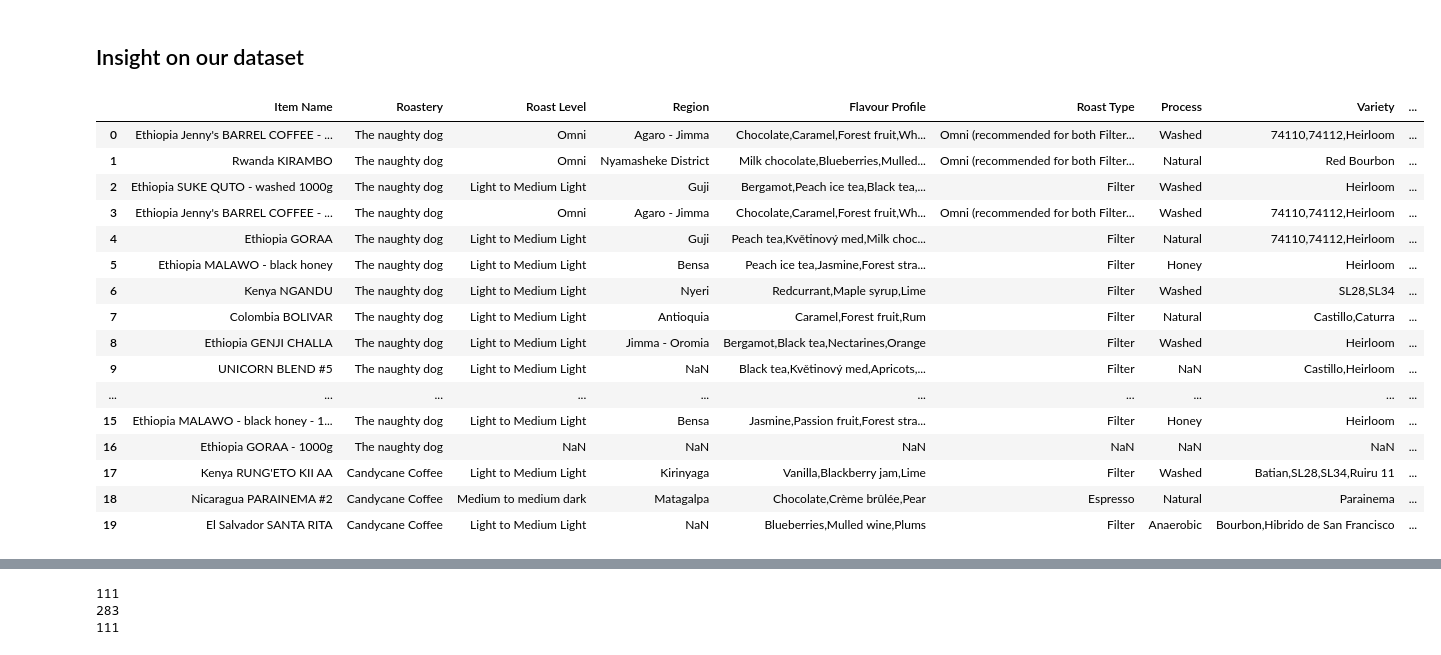
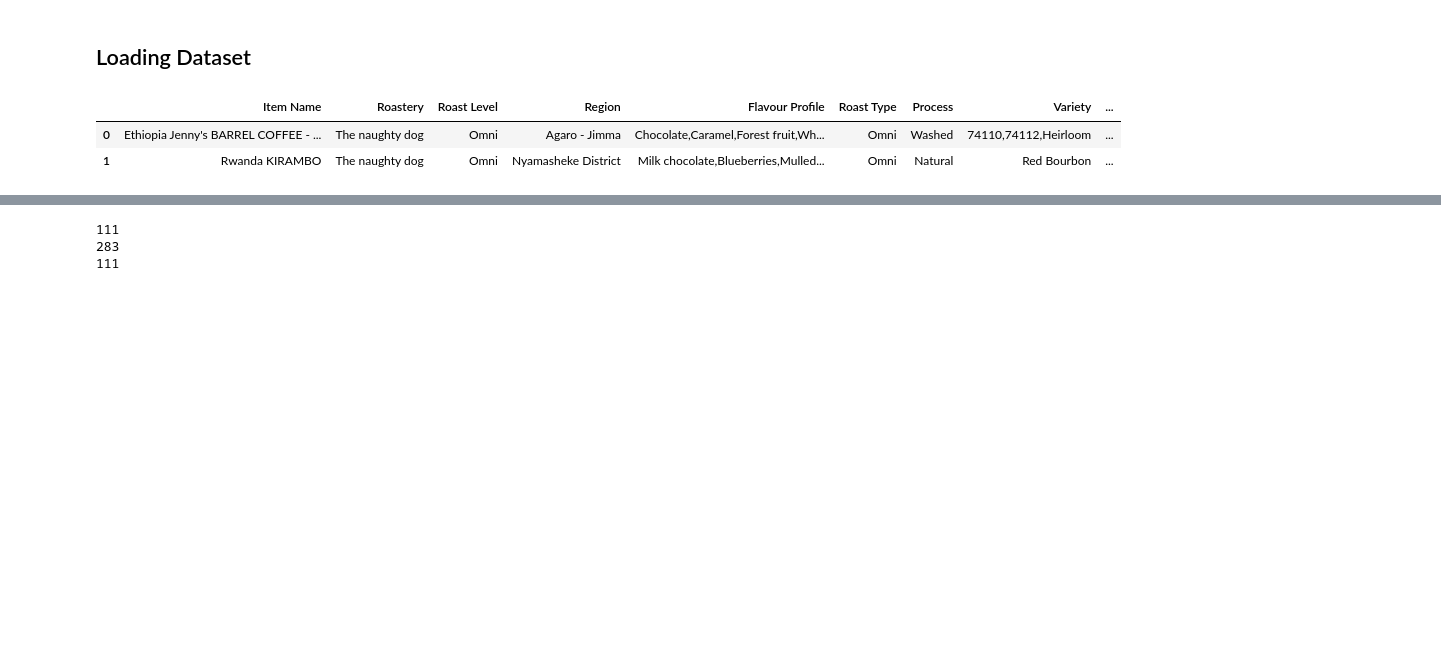
Before and after one commit to com-480-data-visualization/project-2023-kingdom_of_kaffa, a Jupyter notebook: dataset_analysis/kofio_da.ipynb, the cells around one changed output, grey strips where cells are left out. Saved outputs shown, nothing was run; the diff lists cells and outputs as text; code cells hidden in the pictures; blank space fills up the shorter version.

```diff
--- a/dataset_analysis/kofio_da.ipynb
+++ b/dataset_analysis/kofio_da.ipynb
@@ -1,4 +1,6 @@
 # %%
 import numpy as np
 import pandas as pd
+# %% [markdown]
+## Loading Dataset
 # %%
@@ -5,26 +8,10 @@ import pandas as pd
 df = pd.read_csv('../kofio_dataset/kofio_dataset.csv',sep='\t')
-# %% [markdown]
-## Insight on our dataset
 # %%
-df.head(20)
+df.head(2)
 # %% [output]
 |  | Item Name | Roastery | Roast Level | Region | Flavour Profile | Roast Type | Process | Variety | ... |
-| 0 | Ethiopia Jenny's BARREL COFFEE - ... | The naughty dog | Omni | Agaro - Jimma | Chocolate,Caramel,Forest fruit,Wh... | Omni (recommended for both Filter... | Washed | 74110,74112,Heirloom | ... |
-| 1 | Rwanda KIRAMBO | The naughty dog | Omni | Nyamasheke District | Milk chocolate,Blueberries,Mulled... | Omni (recommended for both Filter... | Natural | Red Bourbon | ... |
-| 2 | Ethiopia SUKE QUTO - washed 1000g | The naughty dog | Light to Medium Light | Guji | Bergamot,Peach ice tea,Black tea,... | Filter | Washed | Heirloom | ... |
-| 3 | Ethiopia Jenny's BARREL COFFEE - ... | The naughty dog | Omni | Agaro - Jimma | Chocolate,Caramel,Forest fruit,Wh... | Omni (recommended for both Filter... | Washed | 74110,74112,Heirloom | ... |
-| 4 | Ethiopia GORAA | The naughty dog | Light to Medium Light | Guji | Peach tea,Květinový med,Milk choc... | Filter | Natural | 74110,74112,Heirloom | ... |
-| 5 | Ethiopia MALAWO - black honey | The naughty dog | Light to Medium Light | Bensa | Peach ice tea,Jasmine,Forest stra... | Filter | Honey | Heirloom | ... |
-| 6 | Kenya NGANDU | The naughty dog | Light to Medium Light | Nyeri | Redcurrant,Maple syrup,Lime | Filter | Washed | SL28,SL34 | ... |
-| 7 | Colombia BOLIVAR | The naughty dog | Light to Medium Light | Antioquia | Caramel,Forest fruit,Rum | Filter | Natural | Castillo,Caturra | ... |
-| 8 | Ethiopia GENJI CHALLA | The naughty dog | Light to Medium Light | Jimma - Oromia | Bergamot,Black tea,Nectarines,Orange | Filter | Washed | Heirloom | ... |
-| 9 | UNICORN BLEND #5 | The naughty dog | Light to Medium Light | NaN | Black tea,Květinový med,Apricots,... | Filter | NaN | Castillo,Heirloom | ... |
-| ... | ... | ... | ... | ... | ... | ... | ... | ... | ... |
-| 15 | Ethiopia MALAWO - black honey - 1... | The naughty dog | Light to Medium Light | Bensa | Jasmine,Passion fruit,Forest stra... | Filter | Honey | Heirloom | ... |
-| 16 | Ethiopia GORAA - 1000g | The naughty dog | NaN | NaN | NaN | NaN | NaN | NaN | ... |
-| 17 | Kenya RUNG'ETO KII AA | Candycane Coffee | Light to Medium Light | Kirinyaga | Vanilla,Blackberry jam,Lime | Filter | Washed | Batian,SL28,SL34,Ruiru 11 | ... |
-| 18 | Nicaragua PARAINEMA #2 | Candycane Coffee | Medium to medium dark | Matagalpa | Chocolate,Crème brûlée,Pear | Espresso | Natural | Parainema | ... |
-| 19 | El Salvador SANTA RITA | Candycane Coffee | Light to Medium Light | NaN | Blueberries,Mulled wine,Plums | Filter | Anaerobic | Bourbon,Hibrido de San Francisco | ... |
+| 0 | Ethiopia Jenny's BARREL COFFEE - ... | The naughty dog | Omni | Agaro - Jimma | Chocolate,Caramel,Forest fruit,Wh... | Omni | Washed | 74110,74112,Heirloom | ... |
+| 1 | Rwanda KIRAMBO | The naughty dog | Omni | Nyamasheke District | Milk chocolate,Blueberries,Mulled... | Omni | Natural | Red Bourbon | ... |
 # %%
 print(df.count())
 # count the number of non-empty values for each column
```
Also changed, not shown: parts of 9 cells of this notebook.
